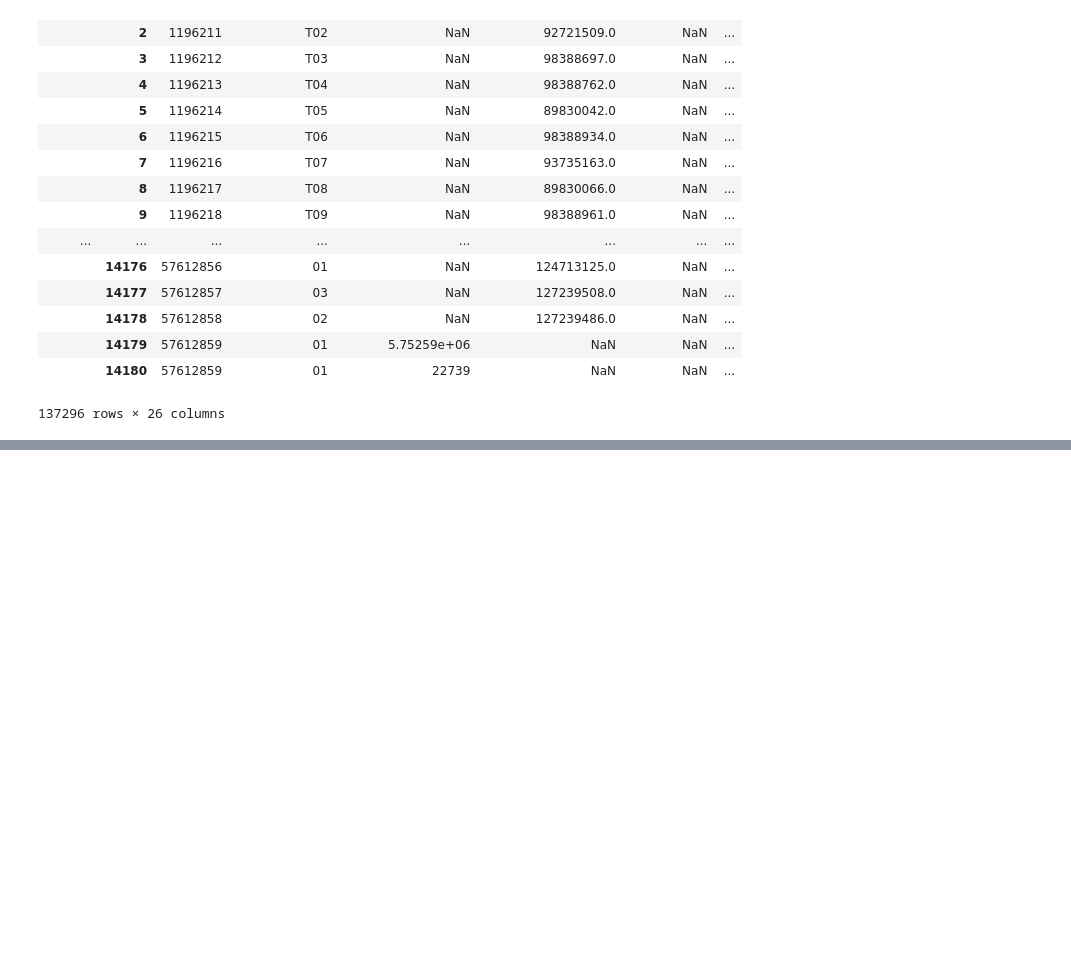
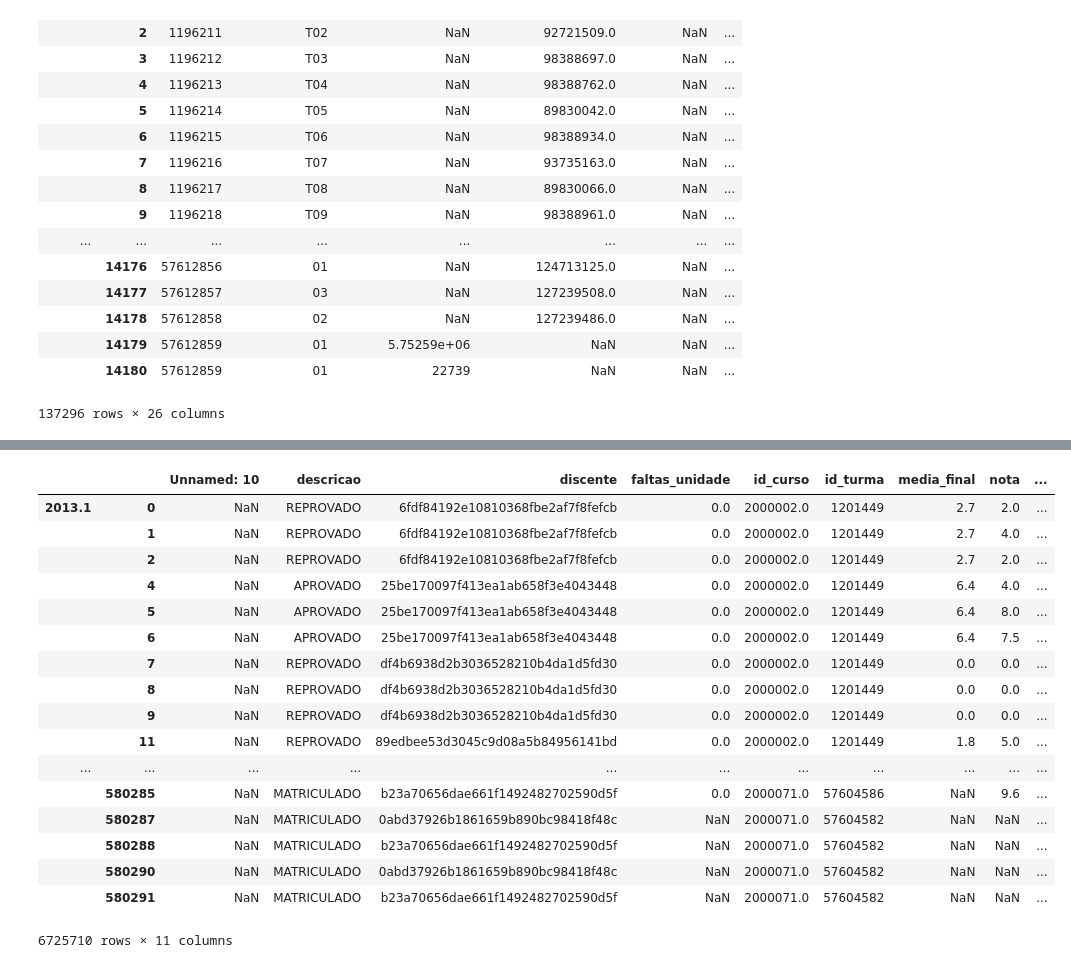
Before and after one commit to paulalps/Probabilidade, a Jupyter notebook: Unidade 2 - Trabalho 1/Trabalho 1.ipynb, the cells around one changed output, grey strips where cells are left out. Cells and saved outputs as stored; diff of their text form; code cells hidden in the pictures; blank space fills up the shorter version.

```diff
--- a/Unidade 2 - Trabalho 1/Trabalho 1.ipynb
+++ b/Unidade 2 - Trabalho 1/Trabalho 1.ipynb
@@ -232,0 +246,24 @@ turmas_df_fmcii
+# %%
+mat_comp_final = mat_comp_df[mat_comp_df['descricao'] != "DESISTENCIA"]
+mat_comp_final = mat_comp_final[mat_comp_final['descricao'] != "TRANCADO"]
+# %%
+mat_comp_final
+# %% [output]
+|  |  | Unnamed: 10 | descricao | discente | faltas_unidade | id_curso | id_turma | media_final | nota | ... |
+| 2013.1 | 0 | NaN | REPROVADO | 6fdf84192e10810368fbe2af7f8fefcb | 0.0 | 2000002.0 | 1201449 | 2.7 | 2.0 | ... |
+|  | 1 | NaN | REPROVADO | 6fdf84192e10810368fbe2af7f8fefcb | 0.0 | 2000002.0 | 1201449 | 2.7 | 4.0 | ... |
+|  | 2 | NaN | REPROVADO | 6fdf84192e10810368fbe2af7f8fefcb | 0.0 | 2000002.0 | 1201449 | 2.7 | 2.0 | ... |
+|  | 4 | NaN | APROVADO | 25be170097f413ea1ab658f3e4043448 | 0.0 | 2000002.0 | 1201449 | 6.4 | 4.0 | ... |
+|  | 5 | NaN | APROVADO | 25be170097f413ea1ab658f3e4043448 | 0.0 | 2000002.0 | 1201449 | 6.4 | 8.0 | ... |
+|  | 6 | NaN | APROVADO | 25be170097f413ea1ab658f3e4043448 | 0.0 | 2000002.0 | 1201449 | 6.4 | 7.5 | ... |
+|  | 7 | NaN | REPROVADO | df4b6938d2b3036528210b4da1d5fd30 | 0.0 | 2000002.0 | 1201449 | 0.0 | 0.0 | ... |
+|  | 8 | NaN | REPROVADO | df4b6938d2b3036528210b4da1d5fd30 | 0.0 | 2000002.0 | 1201449 | 0.0 | 0.0 | ... |
+|  | 9 | NaN | REPROVADO | df4b6938d2b3036528210b4da1d5fd30 | 0.0 | 2000002.0 | 1201449 | 0.0 | 0.0 | ... |
+|  | 11 | NaN | REPROVADO | 89edbee53d3045c9d08a5b84956141bd | 0.0 | 2000002.0 | 1201449 | 1.8 | 5.0 | ... |
+| ... | ... | ... | ... | ... | ... | ... | ... | ... | ... | ... |
+|  | 580285 | NaN | MATRICULADO | b23a70656dae661f1492482702590d5f | 0.0 | 2000071.0 | 57604586 | NaN | 9.6 | ... |
+|  | 580287 | NaN | MATRICULADO | 0abd37926b1861659b890bc98418f48c | NaN | 2000071.0 | 57604582 | NaN | NaN | ... |
+|  | 580288 | NaN | MATRICULADO | b23a70656dae661f1492482702590d5f | NaN | 2000071.0 | 57604582 | NaN | NaN | ... |
+|  | 580290 | NaN | MATRICULADO | 0abd37926b1861659b890bc98418f48c | NaN | 2000071.0 | 57604582 | NaN | NaN | ... |
+|  | 580291 | NaN | MATRICULADO | b23a70656dae661f1492482702590d5f | NaN | 2000071.0 | 57604582 | NaN | NaN | ... |
+6725710 rows × 11 columns
```
Also changed, not shown: parts of 8 cells of this notebook.
